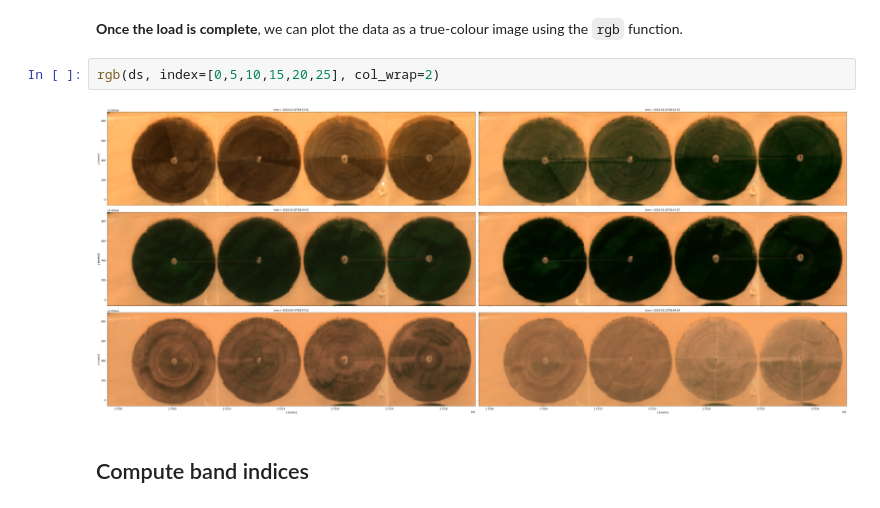
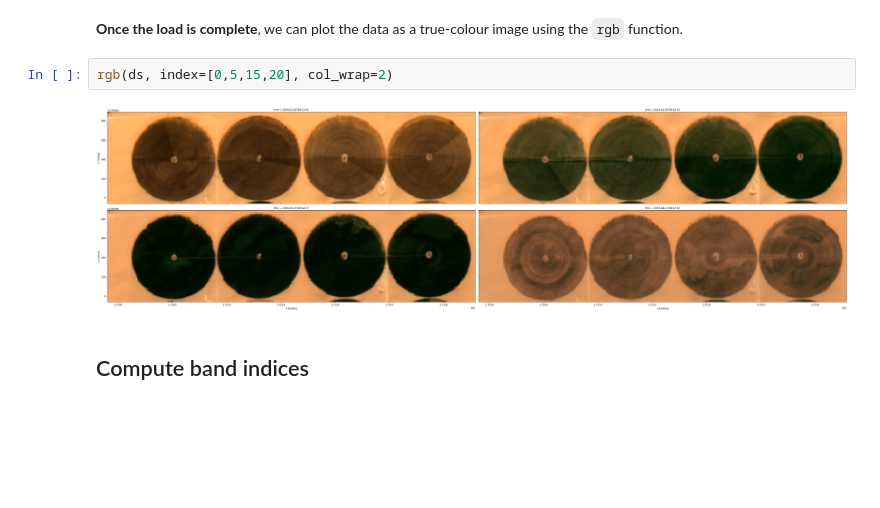
Before and after one commit to digitalearthafrica/deafrica-sandbox-notebooks, a Jupyter notebook: Real_world_examples/Vegetation_phenology.ipynb, the cells around one changed output. Drawn from its saved outputs; the diff is of its cells as text; blank space fills up the shorter version.

```diff
--- a/Real_world_examples/Vegetation_phenology.ipynb
+++ b/Real_world_examples/Vegetation_phenology.ipynb
@@ -151,9 +144,9 @@ Attributes:
 # %% [markdown]
 **Once the load is complete**, we can plot the data as a true-colour image using the `rgb` function.
 # %%
-rgb(ds, index=[0,5,10,15,20,25], col_wrap=2)
+rgb(ds, index=[0,5,15,20], col_wrap=2)
 # %% [output]
-[figure, old version]
+[figure, new version]
 # %% [markdown]
 ## Compute band indices
 # %% [markdown]
```
Also changed, not shown: parts of 22 cells of this notebook, 2 other files.
